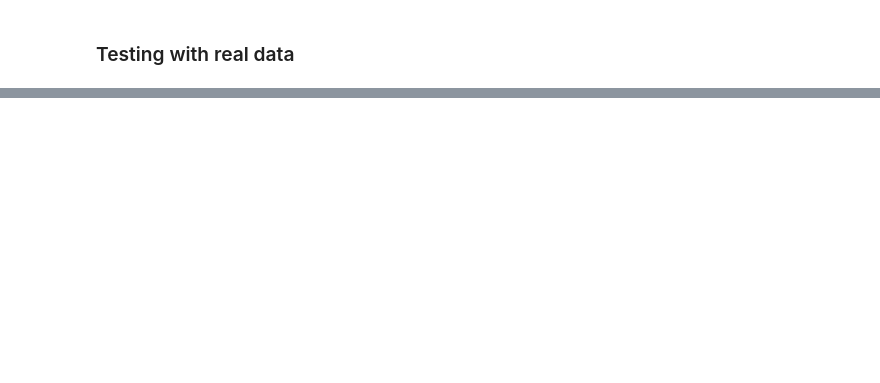
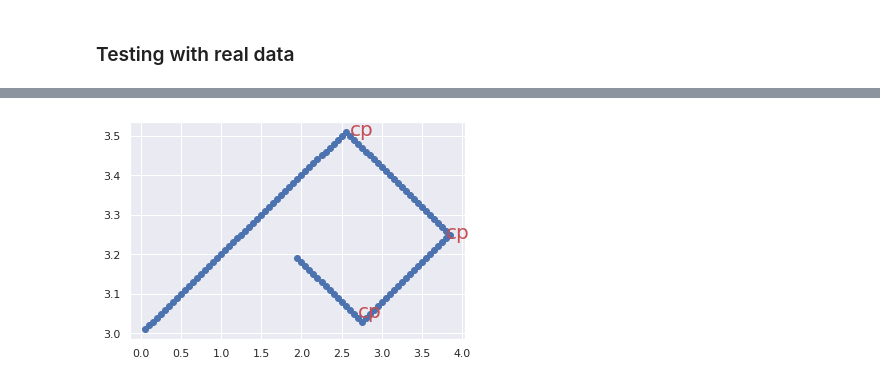
Before and after one commit to CODARcode/MDTrAnal, a Jupyter notebook: notebook/KCUSUM.ipynb, the cells around one changed output, grey strips where cells are left out. Saved outputs shown, nothing was run; the diff lists cells and outputs as text; code cells hidden in the pictures; blank space fills up the shorter version.

```diff
--- a/notebook/KCUSUM.ipynb
+++ b/notebook/KCUSUM.ipynb
@@ -279,0 +284,16 @@ array([  1.31445534,   1.70838653,   1.53247124,   1.16338193,
+# %%
+## this method detects the change points
+def cpd_on_slop(x,y):
+    m = (y[1] - y[0])/(x[1]-x[0])
+    m_temp = 0
+    cpds = []
+    for i in range(1,len(x)):
+        m_temp = m
+        m = (y[i] - y[i-1])/(x[i]-x[i-1])
+        if abs(m-m_temp)>0.1:
+            print(math.degrees(math.atan(m)))
+            cpds.append((x[i],y[i]))
+    return cpds
+# %%
+cpds = cpd_on_slop(x,y)
+cpds
@@ -279,0 +307,7 @@ array([  1.31445534,   1.70838653,   1.53247124,   1.16338193,
+# %%
+plt.scatter(x,y)
+for point in cpds:
+    plt.text(point[0],point[1],'cp',c='r',fontsize=20)
+plt.show()
+# %% [output]
+[figure, added]
```
Also changed, not shown: parts of 24 cells of this notebook.
